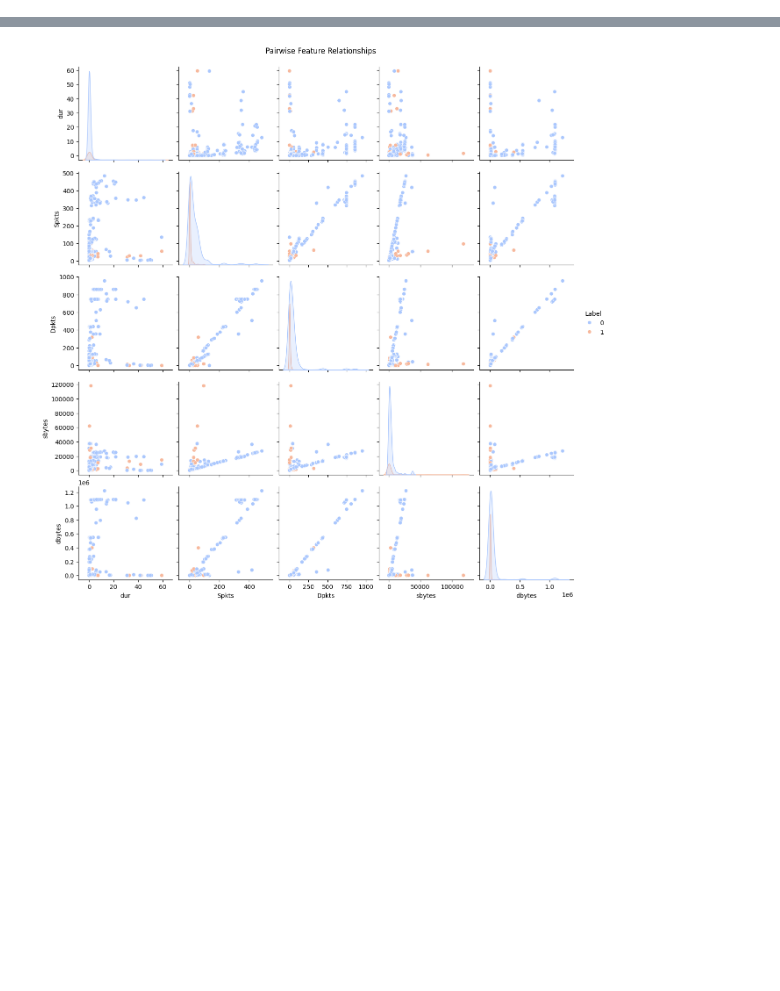
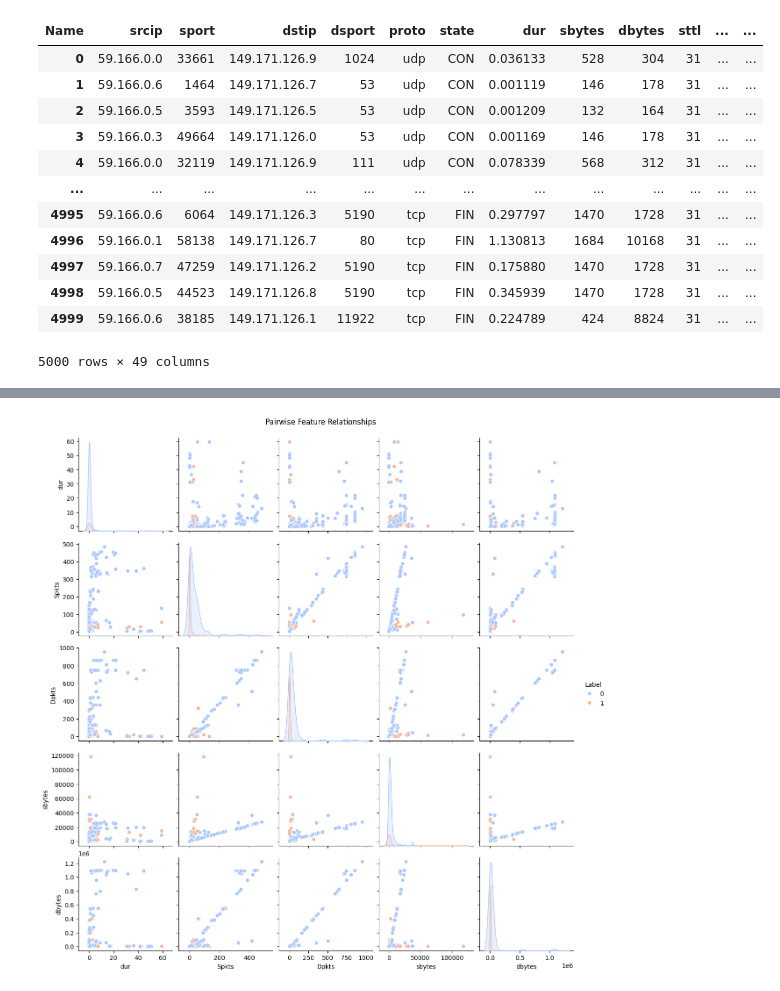
Before and after one commit to unofficiallybhav/network-intrusion-anomaly-detector, a Jupyter notebook: notebook/eda.ipynb, the cells around one changed output, grey strips where cells are left out. Saved outputs shown, nothing was run; the diff lists cells and outputs as text; code cells hidden in the pictures; blank space fills up the shorter version.

```diff
--- a/notebook/eda.ipynb
+++ b/notebook/eda.ipynb
@@ -24,4 +24,18 @@ NB15_4.columns = features['Name']
 # %%
 df=pd.concat([NB15_1, NB15_2, NB15_3, NB15_4], ignore_index=True)
 # %%
-df = df.sample(frac=1, random_state=42).reset_index(drop=True)
+df.head(5000)
+# %% [output]
+| Name | srcip | sport | dstip | dsport | proto | state | dur | sbytes | dbytes | sttl | ... | ... |
+| 0 | 59.166.0.0 | 33661 | 149.171.126.9 | 1024 | udp | CON | 0.036133 | 528 | 304 | 31 | ... | ... |
+| 1 | 59.166.0.6 | 1464 | 149.171.126.7 | 53 | udp | CON | 0.001119 | 146 | 178 | 31 | ... | ... |
+| 2 | 59.166.0.5 | 3593 | 149.171.126.5 | 53 | udp | CON | 0.001209 | 132 | 164 | 31 | ... | ... |
+| 3 | 59.166.0.3 | 49664 | 149.171.126.0 | 53 | udp | CON | 0.001169 | 146 | 178 | 31 | ... | ... |
+| 4 | 59.166.0.0 | 32119 | 149.171.126.9 | 111 | udp | CON | 0.078339 | 568 | 312 | 31 | ... | ... |
+| ... | ... | ... | ... | ... | ... | ... | ... | ... | ... | ... | ... | ... |
+| 4995 | 59.166.0.6 | 6064 | 149.171.126.3 | 5190 | tcp | FIN | 0.297797 | 1470 | 1728 | 31 | ... | ... |
+| 4996 | 59.166.0.1 | 58138 | 149.171.126.7 | 80 | tcp | FIN | 1.130813 | 1684 | 10168 | 31 | ... | ... |
+| 4997 | 59.166.0.7 | 47259 | 149.171.126.2 | 5190 | tcp | FIN | 0.175880 | 1470 | 1728 | 31 | ... | ... |
+| 4998 | 59.166.0.5 | 44523 | 149.171.126.8 | 5190 | tcp | FIN | 0.345939 | 1470 | 1728 | 31 | ... | ... |
+| 4999 | 59.166.0.6 | 38185 | 149.171.126.1 | 11922 | tcp | FIN | 0.224789 | 424 | 8824 | 31 | ... | ... |
+5000 rows × 49 columns
```
Also changed, not shown: parts of 10 cells of this notebook.
